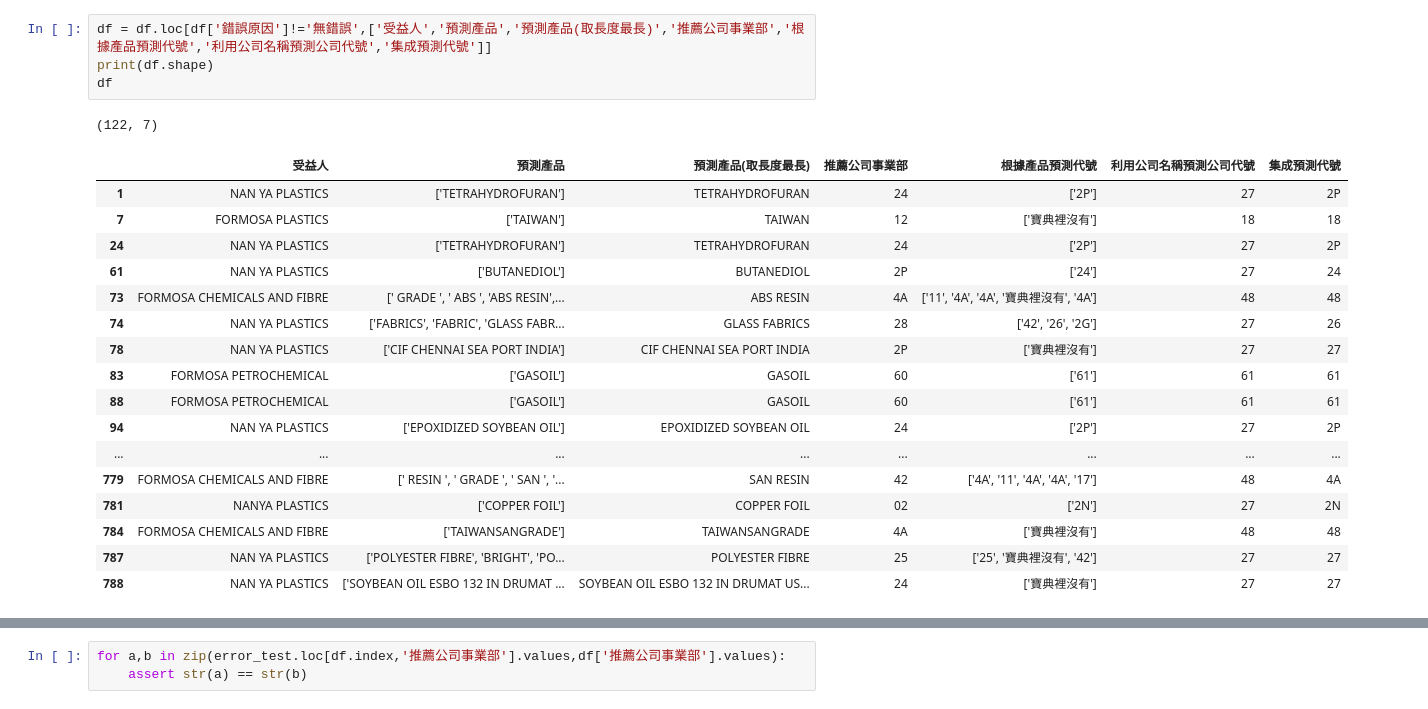
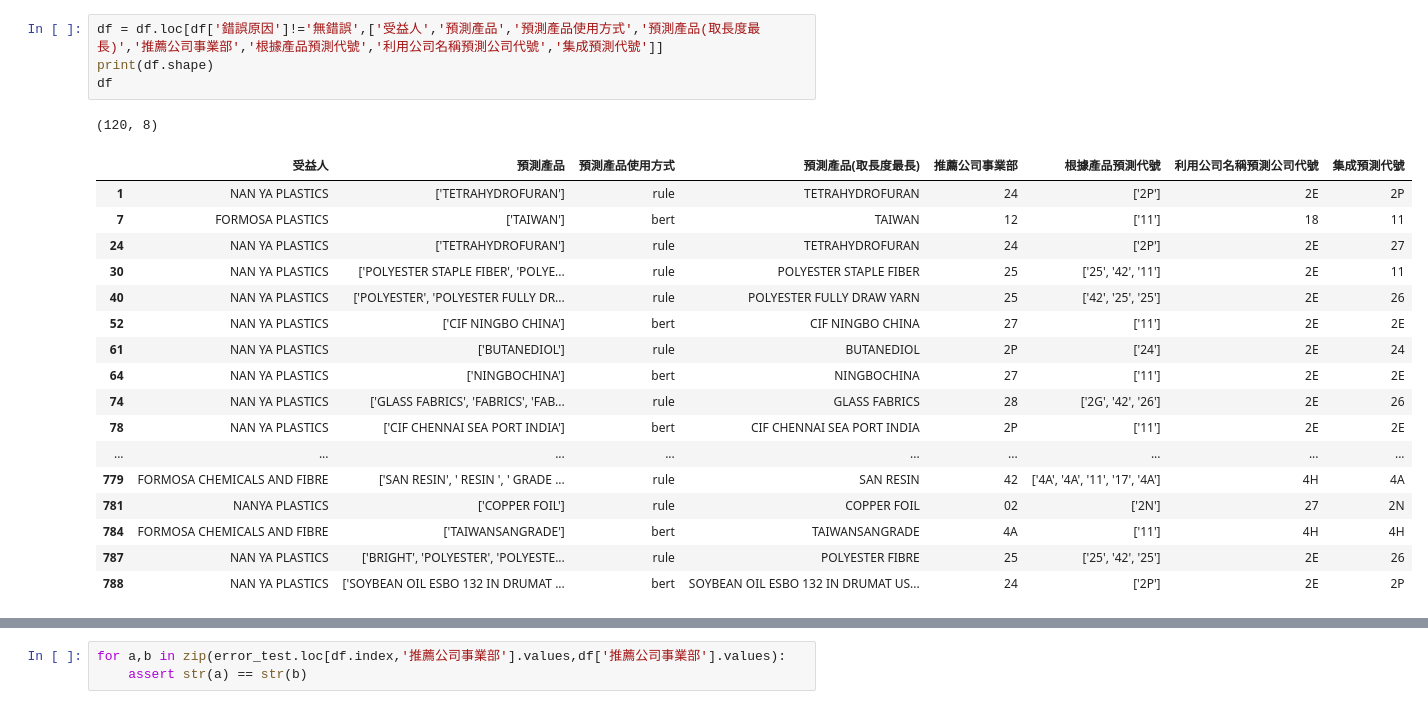
Before and after one commit to skywalker0803r/Letter-of-Credit-Intelligent-Auxiliary-Semantic-Analysis-System, a Jupyter notebook: notebook/測試結果debug.ipynb, the cells around one changed output, grey strips where cells are left out. Cells and saved outputs as stored; diff of their text form.

```diff
--- a/notebook/測試結果debug.ipynb
+++ b/notebook/測試結果debug.ipynb
@@ -12,27 +12,27 @@ Index(['45A', '項次', '電文代號', '銀行', '20', '回傳代碼', '回傳
       dtype='object')
 # %%
-df = df.loc[df['錯誤原因']!='無錯誤',['受益人','預測產品','預測產品(取長度最長)','推薦公司事業部','根據產品預測代號','利用公司名稱預測公司代號','集成預測代號']]
+df = df.loc[df['錯誤原因']!='無錯誤',['受益人','預測產品','預測產品使用方式','預測產品(取長度最長)','推薦公司事業部','根據產品預測代號','利用公司名稱預測公司代號','集成預測代號']]
 print(df.shape)
 df
 # %% [output]
-(122, 7)
+(120, 8)
-|  | 受益人 | 預測產品 | 預測產品(取長度最長) | 推薦公司事業部 | 根據產品預測代號 | 利用公司名稱預測公司代號 | 集成預測代號 |
-| 1 | NAN YA PLASTICS | ['TETRAHYDROFURAN'] | TETRAHYDROFURAN | 24 | ['2P'] | 27 | 2P |
-| 7 | FORMOSA PLASTICS | ['TAIWAN'] | TAIWAN | 12 | ['寶典裡沒有'] | 18 | 18 |
-| 24 | NAN YA PLASTICS | ['TETRAHYDROFURAN'] | TETRAHYDROFURAN | 24 | ['2P'] | 27 | 2P |
-| 61 | NAN YA PLASTICS | ['BUTANEDIOL'] | BUTANEDIOL | 2P | ['24'] | 27 | 24 |
-| 73 | FORMOSA CHEMICALS AND FIBRE | [' GRADE ', ' ABS ', 'ABS RESIN',... | ABS RESIN | 4A | ['11', '4A', '4A', '寶典裡沒有', '4A'] | 48 | 48 |
-| 74 | NAN YA PLASTICS | ['FABRICS', 'FABRIC', 'GLASS FABR... | GLASS FABRICS | 28 | ['42', '26', '2G'] | 27 | 26 |
-| 78 | NAN YA PLASTICS | ['CIF CHENNAI SEA PORT INDIA'] | CIF CHENNAI SEA PORT INDIA | 2P | ['寶典裡沒有'] | 27 | 27 |
-| 83 | FORMOSA PETROCHEMICAL | ['GASOIL'] | GASOIL | 60 | ['61'] | 61 | 61 |
-| 88 | FORMOSA PETROCHEMICAL | ['GASOIL'] | GASOIL | 60 | ['61'] | 61 | 61 |
-| 94 | NAN YA PLASTICS | ['EPOXIDIZED SOYBEAN OIL'] | EPOXIDIZED SOYBEAN OIL | 24 | ['2P'] | 27 | 2P |
-| ... | ... | ... | ... | ... | ... | ... | ... |
-| 779 | FORMOSA CHEMICALS AND FIBRE | [' RESIN ', ' GRADE ', ' SAN ', '... | SAN RESIN | 42 | ['4A', '11', '4A', '4A', '17'] | 48 | 4A |
-| 781 | NANYA PLASTICS | ['COPPER FOIL'] | COPPER FOIL | 02 | ['2N'] | 27 | 2N |
-| 784 | FORMOSA CHEMICALS AND FIBRE | ['TAIWANSANGRADE'] | TAIWANSANGRADE | 4A | ['寶典裡沒有'] | 48 | 48 |
-| 787 | NAN YA PLASTICS | ['POLYESTER FIBRE', 'BRIGHT', 'PO... | POLYESTER FIBRE | 25 | ['25', '寶典裡沒有', '42'] | 27 | 27 |
-| 788 | NAN YA PLASTICS | ['SOYBEAN OIL ESBO 132 IN DRUMAT ... | SOYBEAN OIL ESBO 132 IN DRUMAT US... | 24 | ['寶典裡沒有'] | 27 | 27 |
+|  | 受益人 | 預測產品 | 預測產品使用方式 | 預測產品(取長度最長) | 推薦公司事業部 | 根據產品預測代號 | 利用公司名稱預測公司代號 | 集成預測代號 |
+| 1 | NAN YA PLASTICS | ['TETRAHYDROFURAN'] | rule | TETRAHYDROFURAN | 24 | ['2P'] | 2E | 2P |
+| 7 | FORMOSA PLASTICS | ['TAIWAN'] | bert | TAIWAN | 12 | ['11'] | 18 | 11 |
+| 24 | NAN YA PLASTICS | ['TETRAHYDROFURAN'] | rule | TETRAHYDROFURAN | 24 | ['2P'] | 2E | 27 |
+| 30 | NAN YA PLASTICS | ['POLYESTER STAPLE FIBER', 'POLYE... | rule | POLYESTER STAPLE FIBER | 25 | ['25', '42', '11'] | 2E | 11 |
+| 40 | NAN YA PLASTICS | ['POLYESTER', 'POLYESTER FULLY DR... | rule | POLYESTER FULLY DRAW YARN | 25 | ['42', '25', '25'] | 2E | 26 |
+| 52 | NAN YA PLASTICS | ['CIF NINGBO CHINA'] | bert | CIF NINGBO CHINA | 27 | ['11'] | 2E | 2E |
+| 61 | NAN YA PLASTICS | ['BUTANEDIOL'] | rule | BUTANEDIOL | 2P | ['24'] | 2E | 24 |
+| 64 | NAN YA PLASTICS | ['NINGBOCHINA'] | bert | NINGBOCHINA | 27 | ['11'] | 2E | 2E |
+| 74 | NAN YA PLASTICS | ['GLASS FABRICS', 'FABRICS', 'FAB... | rule | GLASS FABRICS | 28 | ['2G', '42', '26'] | 2E | 26 |
+| 78 | NAN YA PLASTICS | ['CIF CHENNAI SEA PORT INDIA'] | bert | CIF CHENNAI SEA PORT INDIA | 2P | ['11'] | 2E | 2E |
+| ... | ... | ... | ... | ... | ... | ... | ... | ... |
+| 779 | FORMOSA CHEMICALS AND FIBRE | ['SAN RESIN', ' RESIN ', ' GRADE ... | rule | SAN RESIN | 42 | ['4A', '4A', '11', '17', '4A'] | 4H | 4A |
+| 781 | NANYA PLASTICS | ['COPPER FOIL'] | rule | COPPER FOIL | 02 | ['2N'] | 27 | 2N |
+| 784 | FORMOSA CHEMICALS AND FIBRE | ['TAIWANSANGRADE'] | bert | TAIWANSANGRADE | 4A | ['11'] | 4H | 4H |
+| 787 | NAN YA PLASTICS | ['BRIGHT', 'POLYESTER', 'POLYESTE... | rule | POLYESTER FIBRE | 25 | ['25', '42', '25'] | 2E | 26 |
+| 788 | NAN YA PLASTICS | ['SOYBEAN OIL ESBO 132 IN DRUMAT ... | bert | SOYBEAN OIL ESBO 132 IN DRUMAT US... | 24 | ['2P'] | 2E | 2P |
 # %%
 print(df.shape)
 error_test = pd.read_csv('../data/測試數據/0927到1029.csv',index_col=0).reset_index(drop=True)
```
Also changed, not shown: parts of 3 cells of this notebook.
